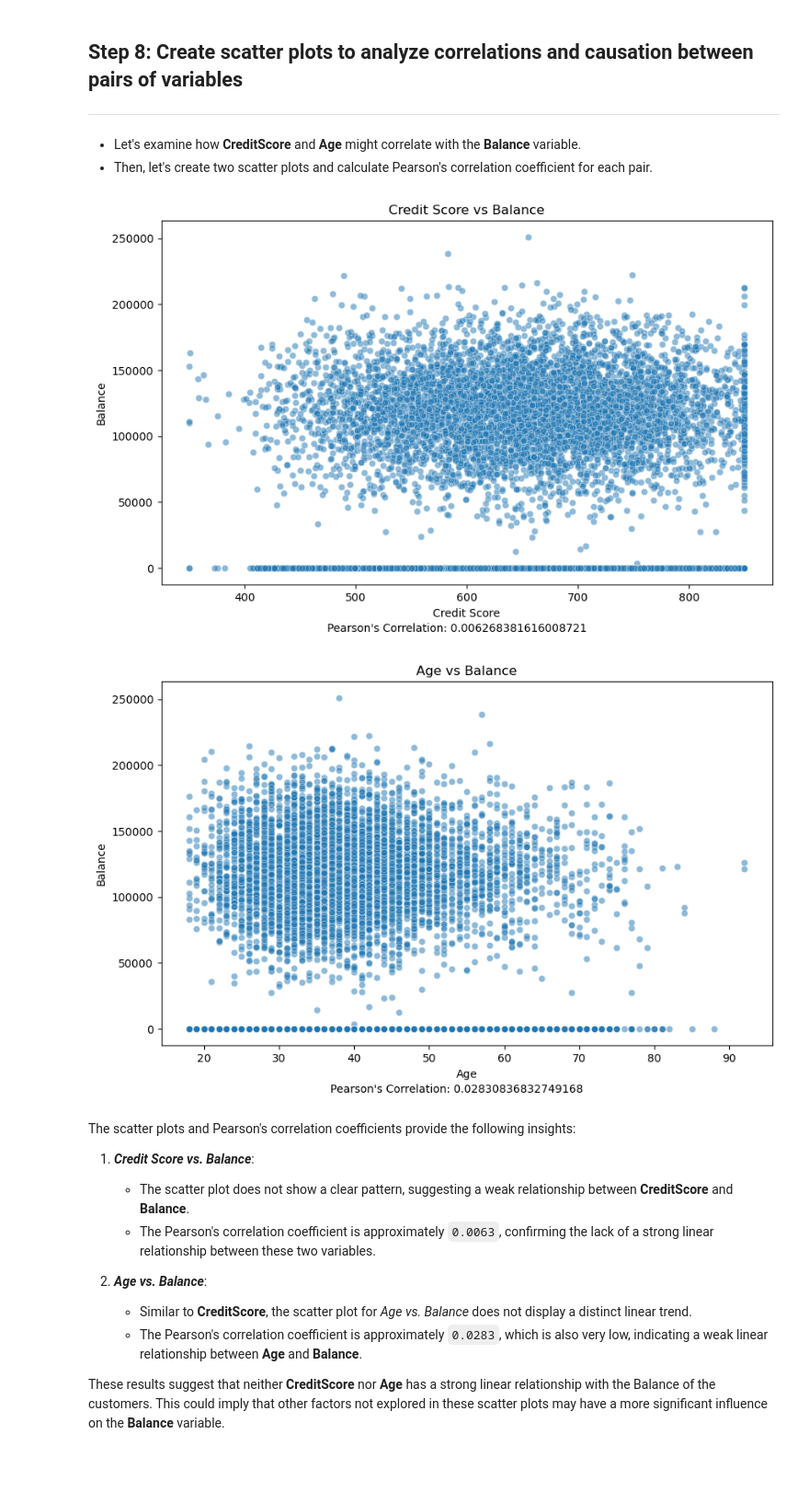
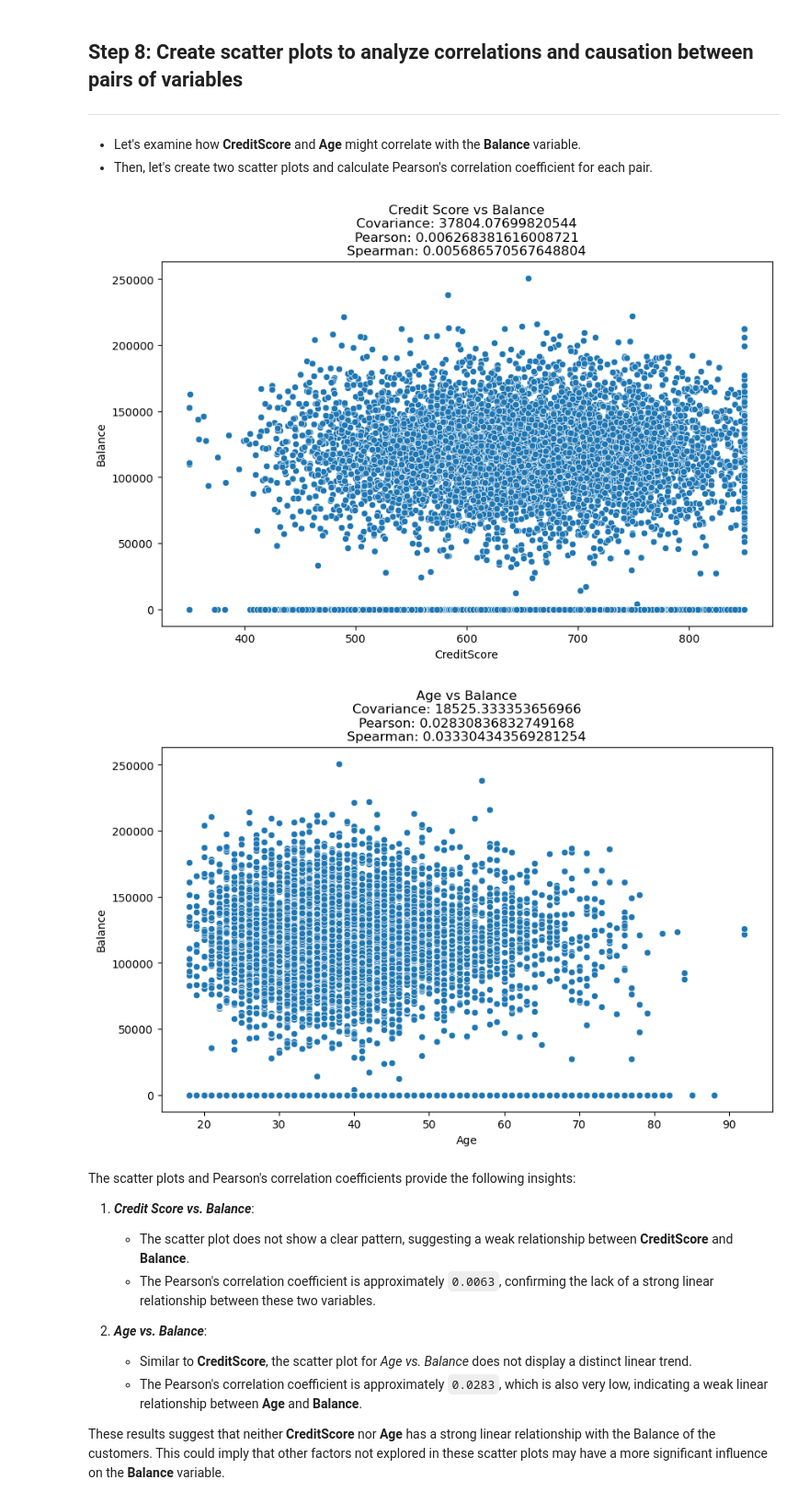
Before and after one commit to rtalapaneni/Talapaneni530FinalProject, a Jupyter notebook: Talapaneni530Week12.ipynb, the cells around one changed output. Shown: that part at 92% size. Cells and saved outputs as stored; diff of their text form; code cells hidden in the pictures; blank space fills up the shorter version.

```diff
--- a/Talapaneni530Week12.ipynb
+++ b/Talapaneni530Week12.ipynb
@@ -331,36 +331,46 @@ The distribution appears to be roughly normal, although there are some deviation
 ---
 - Let's examine how **CreditScore** and **Age** might correlate with the **Balance** variable.
 - Then, let's create two scatter plots and calculate Pearson's correlation coefficient for each pair.
-# %%
-import seaborn as sns
-from scipy.stats import pearsonr
-
-# Scatter plot for 'Credit Score' vs 'Balance'
-plt.figure(figsize=(10, 6))
-sns.scatterplot(data=churn_data, x='CreditScore', y='Balance', alpha=.5)
-plt.title('Credit Score vs Balance')
-plt.xlabel('Credit Score')
-plt.ylabel('Balance')
-
-# Calculate Pearson's correlation coefficient for 'Credit Score' and 'Balance'
-credit_balance_corr, _ = pearsonr(churn_data['CreditScore'], churn_data['Balance'])
-plt.figtext(.5, .01, f"Pearson's Correlation: {credit_balance_corr}", ha='center')
-plt.show()
-
-# Scatter plot for 'Age' vs 'Balance'
-plt.figure(figsize=(10, 6))
-sns.scatterplot(data=churn_data, x='Age', y='Balance', alpha=.5)
-plt.title('Age vs Balance')
-plt.xlabel('Age')
-plt.ylabel('Balance')
-
-# Calculate Pearson's correlation coefficient for 'Age' and 'Balance'
-age_balance_corr, _ = pearsonr(churn_data['Age'], churn_data['Balance'])
-plt.figtext(.5, .01, f"Pearson's Correlation: {age_balance_corr}", ha='center')
-plt.show()
-# %% [output]
-[figure, removed]
-[figure, removed]
+# %%
+import seaborn as sns
+from scipy.stats import pearsonr, spearmanr
+
+##### Scatter plot for 'Credit Score' vs 'Balance' #####
+
+# Calculate covariance for 'Credit Score' and 'Balance'
+credit_balance_cov = churn_data['CreditScore'].cov(churn_data['Balance'])
+
+# Calculate Pearson's correlation coefficient for 'Credit Score' and 'Balance'
+credit_balance_corr, _ = pearsonr(churn_data['CreditScore'], churn_data['Balance'])
+
+# Calculate Spearman's rank correlation for non-linear but monotonic relationships
+credit_balance_spearman_corr, _ = spearmanr(churn_data['CreditScore'], churn_data['Balance'])
+
+# Create scatter plot
+plt.figure(figsize=(10, 6))
+sns.scatterplot(x='CreditScore', y='Balance', data=churn_data)
+plt.title(f'Credit Score vs Balance\nCovariance: {credit_balance_cov}\nPearson: {credit_balance_corr}\nSpearman: {credit_balance_spearman_corr}')
+plt.show()
+
+##### Scatter plot for 'Age' vs 'Balance' #####
+
+# Calculate covariance for 'Age' and 'Balance'
+age_balance_cov = churn_data['Age'].cov(churn_data['Balance'])
+
+# Calculate Pearson's correlation coefficient for 'Age' and 'Balance'
+age_balance_corr, _ = pearsonr(churn_data['Age'], churn_data['Balance'])
+
+# Calculate Spearman's rank correlation for non-linear but monotonic relationships
+age_balance_spearman_corr, _ = spearmanr(churn_data['Age'], churn_data['Balance'])
+
+# Create scatter plot
+plt.figure(figsize=(10, 6))
+sns.scatterplot(x='Age', y='Balance', data=churn_data)
+plt.title(f'Age vs Balance\nCovariance: {age_balance_cov}\nPearson: {age_balance_corr}\nSpearman: {age_balance_spearman_corr}')
+plt.show()
+# %% [output]
+[figure, added]
+[figure, added]
 # %% [markdown]
 The scatter plots and Pearson's correlation coefficients provide the following insights:
 
```
Also changed, not shown: parts of 1 cell of this notebook, 2 other files.
